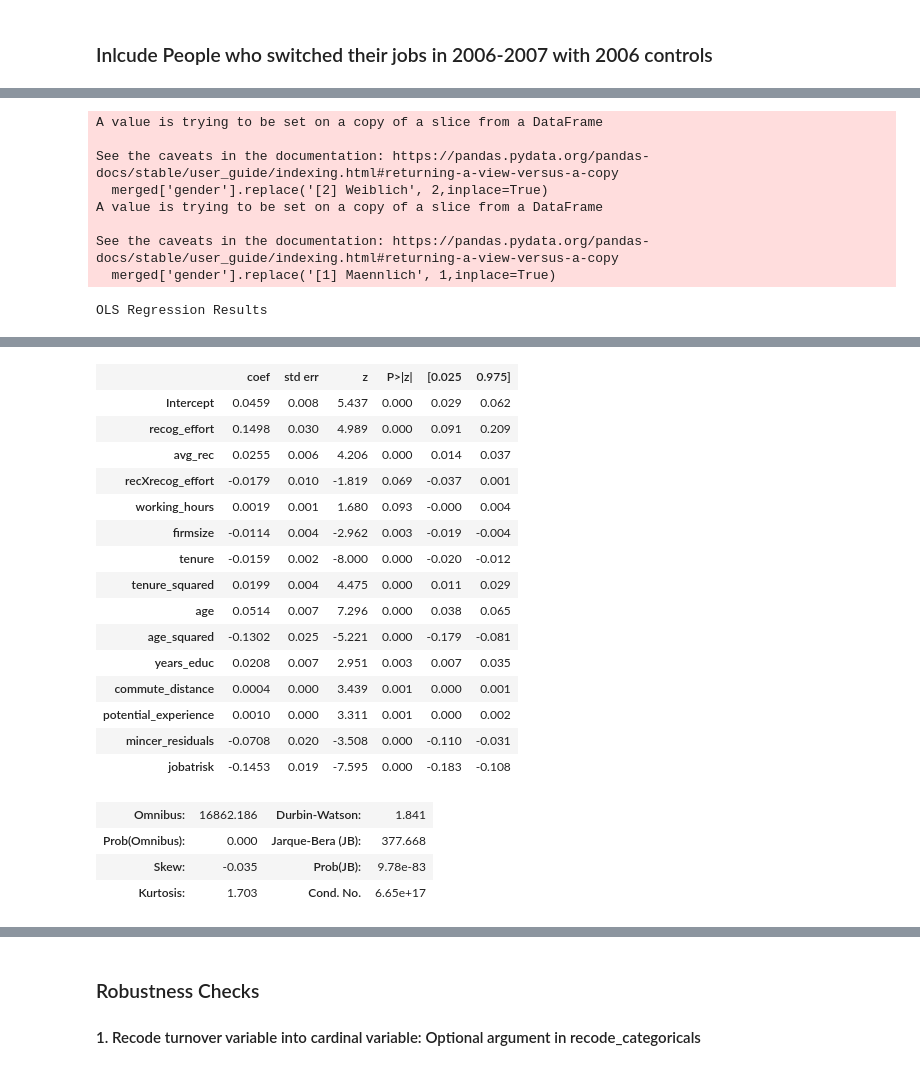
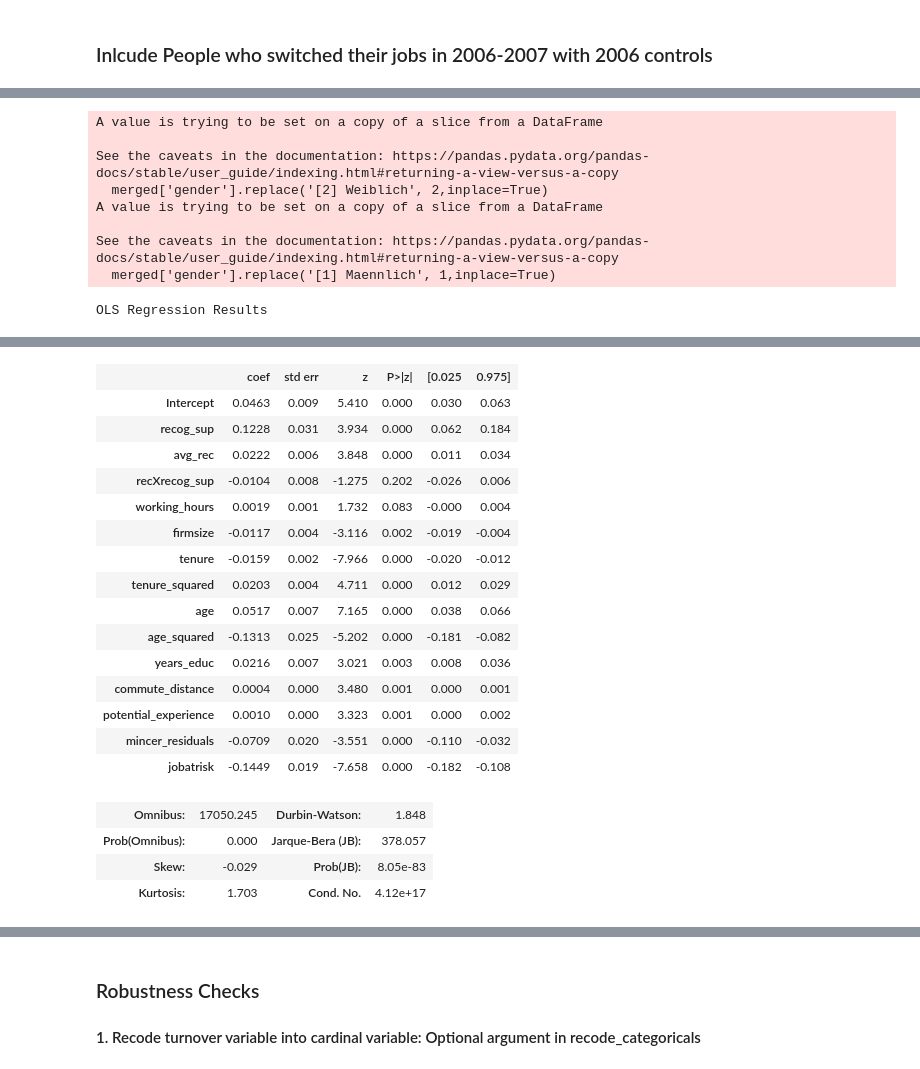
Before and after one commit to maxxxbb/ResearchModule, a Jupyter notebook: src/data_management/FirstRegression.ipynb, the cells around one changed output, grey strips where cells are left out. Saved outputs shown, nothing was run; the diff lists cells and outputs as text; code cells hidden in the pictures.

```diff
--- a/src/data_management/FirstRegression.ipynb
+++ b/src/data_management/FirstRegression.ipynb
@@ -269,23 +263,17 @@ sector_map = {
 reversed_mapping_reason = {v: k for k, v in reason_new_job_mapping.items()}
 reversed_mapping_schoold = {v: k for k, v in school_degree_mapping.items()}
 reversed_mapping_sector = {v: k for k, v in sector_map.items()}
-# mapping for binary reciprocity measure
-def binary_reciprocity(x):
-    if x >= 3:
-        return 1 # High Group
-    else:
-        return 0 # Low Group
 
 ## function for recoding values and dropping missing
 
 def recode_categoricals(inputdf,rc_cardinal = 0):
     """
-        merges data from different years, applies recoding to categoricals and constructs additional variables.
+        Applies recoding to categoricals to easier drop n.a.ns
 
         Input:
             - inputdf : merged dataframe
             - rc_cardinal: optional argument: if == 1 turnover intentions will be coded as cardinal instead of binary
-            - rc_rec_binary: optional argument: if == 1 neg. reciprocity will be split into 2 groups: high and low
+
         Output:
             - df : cleaned Dataframe
 
@@ -378,6 +366,19 @@ def merge_and_clean(df_05,df_06,df_07,work07,rc_cardinal = 0,rc_rec_binary=0):
 # Add Mincer Wage Regression and adds its residuals to the Dataframe
 
 def add_mincer_residuals(cleaneddata):
+    """
+    Performs a Minzer-wage Regression on the cleaned dataset and adds
+    the residuals to the dataframe. This will be used as the wage controls
+
+        Input:
+            - cleaneddata(pd.DataFrame) : merged and recoded dataset
+
+        Output:
+            - df_cleaned(pd.DataFrame)  : samedataset with Minzer-residuals
+
+    """
+
+
 
     df_cleaned = cleaneddata
     # specify which columns to drop from our dataframe
@@ -410,10 +411,16 @@ def add_mincer_residuals(cleaneddata):
 # %%
 def include_jobchangers(data07,onlynewemployer=True,worksatisfaction=False,rc_cardinal = False):
     """
+    Replaces controls of subjects which switched their jobs-from 2006-2007 with
+    controls from their job at the time.
+
     Input:
-            df: finished 2007 dataframe
-            onlynewemployer: optional argument: If True only includes those who switched jobs to a new employer
-            worksatisfaction: if True drops observations where job satisfaction between 2006 and 2007 changed to check for our Assumption
+        - data07(Pd.Dataframe)  : finished 2007 dataframe
+        - onlynewemployer (optional argument) : If True only includes those who switched jobs to a new employer
+        - worksatisfaction (optional argument): If True drops observations where job satisfaction between 2006 and 2007 changed
+
+    Output:
+        - dfconcat: Dataframe where controls for people who switched their jobs are from 2006
 
     """
     df = data07
@@ -477,18 +467,18 @@ See the caveats in the documentation: https://pandas.pydata.org/pandas-docs/stab
 # %%
 df_OLS = include_jobchangers(add_mincer_residuals(merge_and_clean(df_05,df_06,df_07,work07)))
 # add interaction term
-df_OLS["recXrecog_effort"] = df_OLS["recog_effort"] * df_OLS["avg_rec"]
+df_OLS["recXrecog_sup"] = df_OLS["recog_sup"] * df_OLS["avg_rec"]
 
 ## Drop n.a.n.s
 df_OLS.drop(columns=['similar_problems', 'take_revenge', 'insult_back', 'felt_recog_sup', 'felt_recog_effort',
        'recog_personal', 'felt_recog_personal', 'recog_pay', 'felt_recog_pay', 'year_birth', 'new_job',
-       'reason_new_job', 'school_degree','overtime', 'recog_sup','wage_lastmonth', 'rec1' , 'rec2' , 'rec3' , 'rec4', 'rec5' , 'rec6' , 'rec7' , 'work_satisfaction'], inplace=True)
+       'reason_new_job', 'school_degree','overtime', 'recog_effort','wage_lastmonth', 'rec1' , 'rec2' , 'rec3' , 'rec4', 'rec5' , 'rec6' , 'rec7' , 'work_satisfaction'], inplace=True)
 df_OLS.dropna(inplace=True)
 # drop missing data in regression dataframe
 
 
 # Specify model
-formula_main = 'turnover_intention ~ recog_effort + avg_rec + recXrecog_effort + working_hours + firmsize + tenure + tenure_squared + age + age_squared + years_educ + commute_distance + potential_experience + mincer_residuals + jobatrisk'
+formula_main = 'turnover_intention ~ recog_sup + avg_rec + recXrecog_sup + working_hours + firmsize + tenure + tenure_squared + age + age_squared + years_educ + commute_distance + potential_experience + mincer_residuals + jobatrisk'
 
 # Fit the regression and cluster on the sector variable
 reg = smf.ols(formula_main, data=df_OLS).fit(cov_type='cluster', cov_kwds={'groups': df_OLS['sector']})
@@ -517,24 +507,24 @@ OLS Regression Results
 | Df Model: | 13 |  |  |
 | Covariance Type: | cluster |  |  |
 |  | coef | std err | z | P>|z| | [0.025 | 0.975] |
-| Intercept | 0.0459 | 0.008 | 5.437 | 0.000 | 0.029 | 0.062 |
-| recog_effort | 0.1498 | 0.030 | 4.989 | 0.000 | 0.091 | 0.209 |
-| avg_rec | 0.0255 | 0.006 | 4.206 | 0.000 | 0.014 | 0.037 |
-| recXrecog_effort | -0.0179 | 0.010 | -1.819 | 0.069 | -0.037 | 0.001 |
-| working_hours | 0.0019 | 0.001 | 1.680 | 0.093 | -0.000 | 0.004 |
-| firmsize | -0.0114 | 0.004 | -2.962 | 0.003 | -0.019 | -0.004 |
-| tenure | -0.0159 | 0.002 | -8.000 | 0.000 | -0.020 | -0.012 |
-| tenure_squared | 0.0199 | 0.004 | 4.475 | 0.000 | 0.011 | 0.029 |
-| age | 0.0514 | 0.007 | 7.296 | 0.000 | 0.038 | 0.065 |
-| age_squared | -0.1302 | 0.025 | -5.221 | 0.000 | -0.179 | -0.081 |
-| years_educ | 0.0208 | 0.007 | 2.951 | 0.003 | 0.007 | 0.035 |
-| commute_distance | 0.0004 | 0.000 | 3.439 | 0.001 | 0.000 | 0.001 |
-| potential_experience | 0.0010 | 0.000 | 3.311 | 0.001 | 0.000 | 0.002 |
-| mincer_residuals | -0.0708 | 0.020 | -3.508 | 0.000 | -0.110 | -0.031 |
-| jobatrisk | -0.1453 | 0.019 | -7.595 | 0.000 | -0.183 | -0.108 |
+| Intercept | 0.0463 | 0.009 | 5.410 | 0.000 | 0.030 | 0.063 |
+| recog_sup | 0.1228 | 0.031 | 3.934 | 0.000 | 0.062 | 0.184 |
+| avg_rec | 0.0222 | 0.006 | 3.848 | 0.000 | 0.011 | 0.034 |
+| recXrecog_sup | -0.0104 | 0.008 | -1.275 | 0.202 | -0.026 | 0.006 |
+| working_hours | 0.0019 | 0.001 | 1.732 | 0.083 | -0.000 | 0.004 |
+| firmsize | -0.0117 | 0.004 | -3.116 | 0.002 | -0.019 | -0.004 |
+| tenure | -0.0159 | 0.002 | -7.966 | 0.000 | -0.020 | -0.012 |
+| tenure_squared | 0.0203 | 0.004 | 4.711 | 0.000 | 0.012 | 0.029 |
+| age | 0.0517 | 0.007 | 7.165 | 0.000 | 0.038 | 0.066 |
+| age_squared | -0.1313 | 0.025 | -5.202 | 0.000 | -0.181 | -0.082 |
+| years_educ | 0.0216 | 0.007 | 3.021 | 0.003 | 0.008 | 0.036 |
+| commute_distance | 0.0004 | 0.000 | 3.480 | 0.001 | 0.000 | 0.001 |
+| potential_experience | 0.0010 | 0.000 | 3.323 | 0.001 | 0.000 | 0.002 |
+| mincer_residuals | -0.0709 | 0.020 | -3.551 | 0.000 | -0.110 | -0.032 |
+| jobatrisk | -0.1449 | 0.019 | -7.658 | 0.000 | -0.182 | -0.108 |
-| Omnibus: | 16862.186 | Durbin-Watson: | 1.841 |
-| Prob(Omnibus): | 0.000 | Jarque-Bera (JB): | 377.668 |
-| Skew: | -0.035 | Prob(JB): | 9.78e-83 |
-| Kurtosis: | 1.703 | Cond. No. | 6.65e+17 |
+| Omnibus: | 17050.245 | Durbin-Watson: | 1.848 |
+| Prob(Omnibus): | 0.000 | Jarque-Bera (JB): | 378.057 |
+| Skew: | -0.029 | Prob(JB): | 8.05e-83 |
+| Kurtosis: | 1.703 | Cond. No. | 4.12e+17 |
 Notes:
 [1] Standard Errors are robust to cluster correlation (cluster)
```
Also changed, not shown: parts of 11 cells of this notebook, 4 other files.
